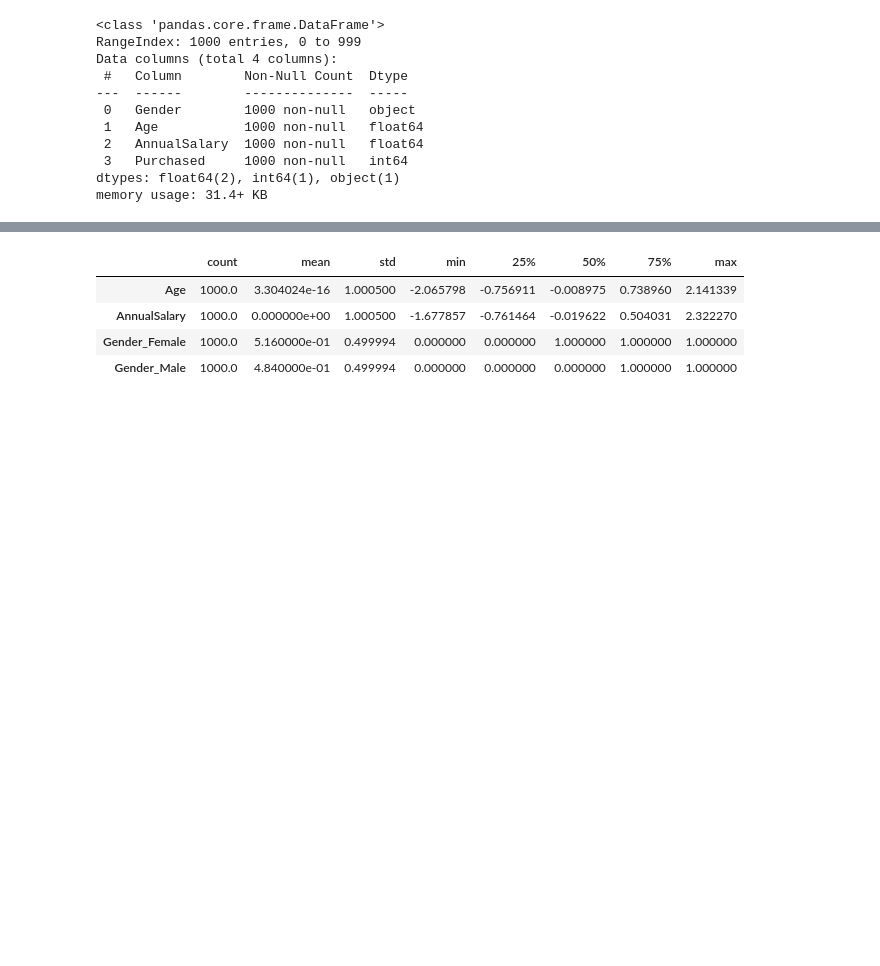
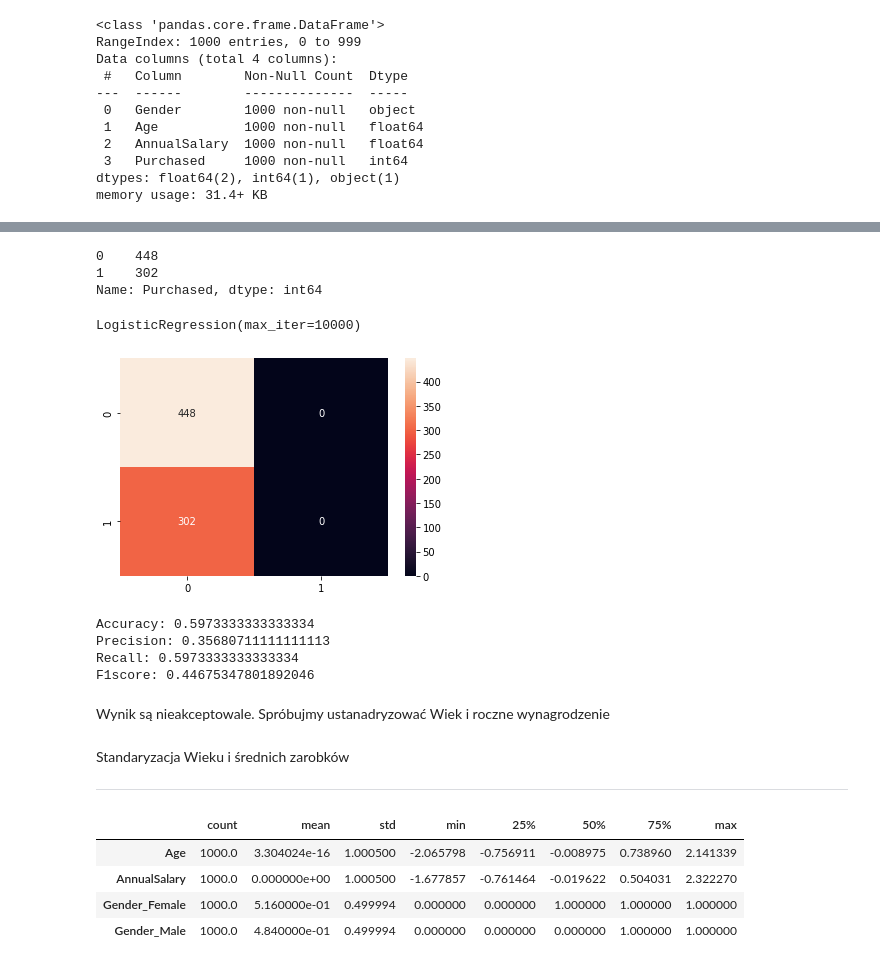
Before and after one commit to danm00nster/ML_PROJECT, a Jupyter notebook: 2ML_Daniel_Kwiecinski.ipynb, the cells around one changed output, grey strips where cells are left out. Saved outputs shown, nothing was run; the diff lists cells and outputs as text; code cells hidden in the pictures; blank space fills up the shorter version.

```diff
--- a/2ML_Daniel_Kwiecinski.ipynb
+++ b/2ML_Daniel_Kwiecinski.ipynb
@@ -128,0 +132,2 @@ for col in Cars.columns:
+# %%
+Cars=pd.get_dummies(Cars,columns=['Gender'],drop_first=False)
@@ -128,0 +156,12 @@ for col in Cars.columns:
+# %%
+X_train, X_test, y_train, y_test = train_test_split(X, y, test_size = 0.25, random_state = 42, stratify=y)
+y_train.value_counts()
+# %% [output]
+0    448
+1    302
+Name: Purchased, dtype: int64
+# %%
+model = LogisticRegression(max_iter=10000)
+model.fit(X_train, y_train)
+# %% [output]
+LogisticRegression(max_iter=10000)
@@ -128,0 +171,26 @@ for col in Cars.columns:
+# %%
+cm_train = confusion_matrix(y_train, y_pred_train)
+sns.heatmap(cm_train, annot=True, fmt='d')
+plt.show()
+# %% [output]
+[figure, added]
+# %%
+from sklearn.metrics import accuracy_score, precision_score, recall_score, f1_score
+
+accuracy_train = accuracy_score(y_train, y_pred_train)
+
+precision_train = precision_score(y_train, y_pred_train, average = 'weighted')
+recall_train = recall_score(y_train, y_pred_train, average= 'weighted')
+f1_train = f1_score(y_train,y_pred_train,average='weighted')
+
+print(f'Accuracy: {accuracy_train}')
+print(f'Precision: {precision_train}')
+print(f'Recall: {recall_train}')
+print(f'F1score: {f1_train}')
+# %% [output]
+Accuracy: 0.5973333333333334
+Precision: 0.35680711111111113
+Recall: 0.5973333333333334
+F1score: 0.44675347801892046
+# %% [markdown]
+Wynik są nieakceptowale. Spróbujmy ustanadryzować Wiek i roczne wynagrodzenie
@@ -129,3 +199,7 @@ for col in Cars.columns:
+# %% [markdown]
+Standaryzacja Wieku i średnich zarobków
+
+---
 # %%
 Cars_val=Cars[['Age','AnnualSalary']]
 # %%
```
Also changed, not shown: parts of 16 cells of this notebook.
